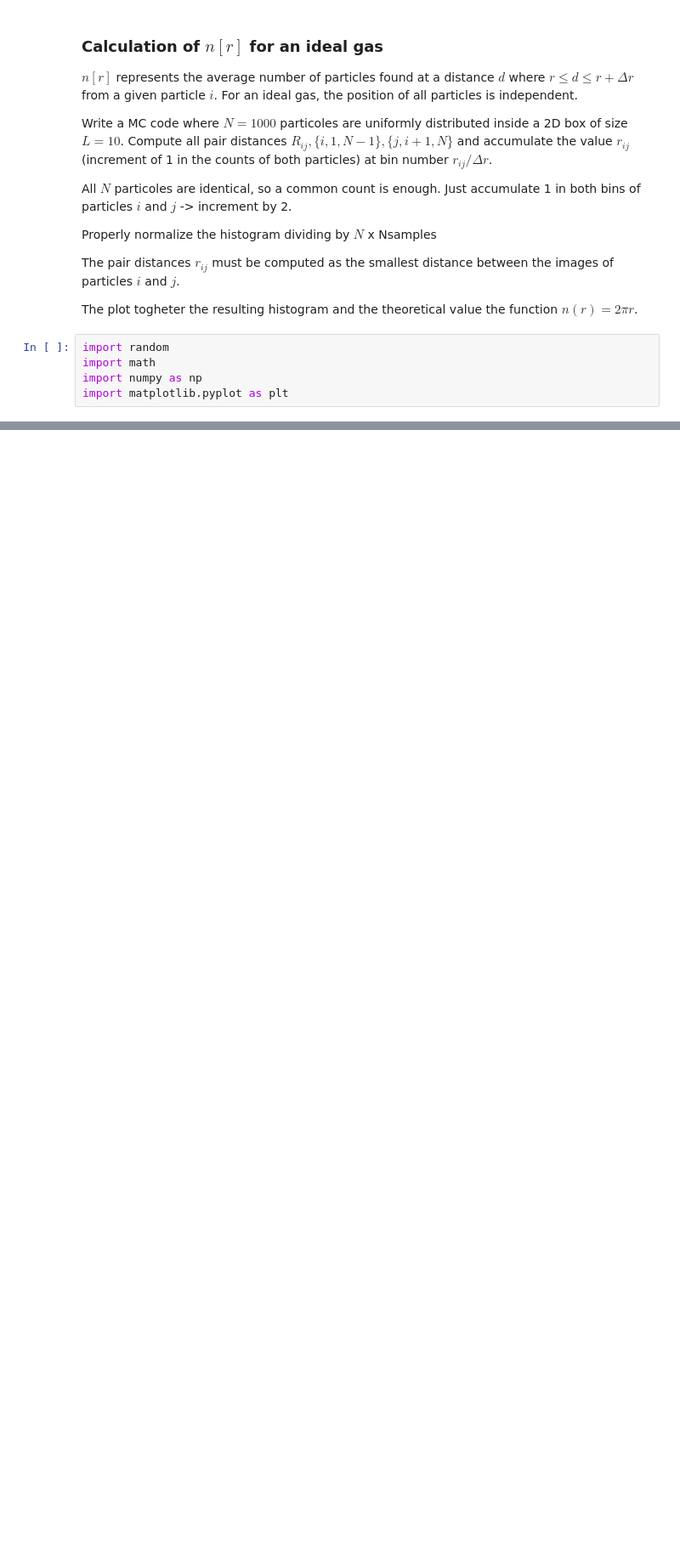
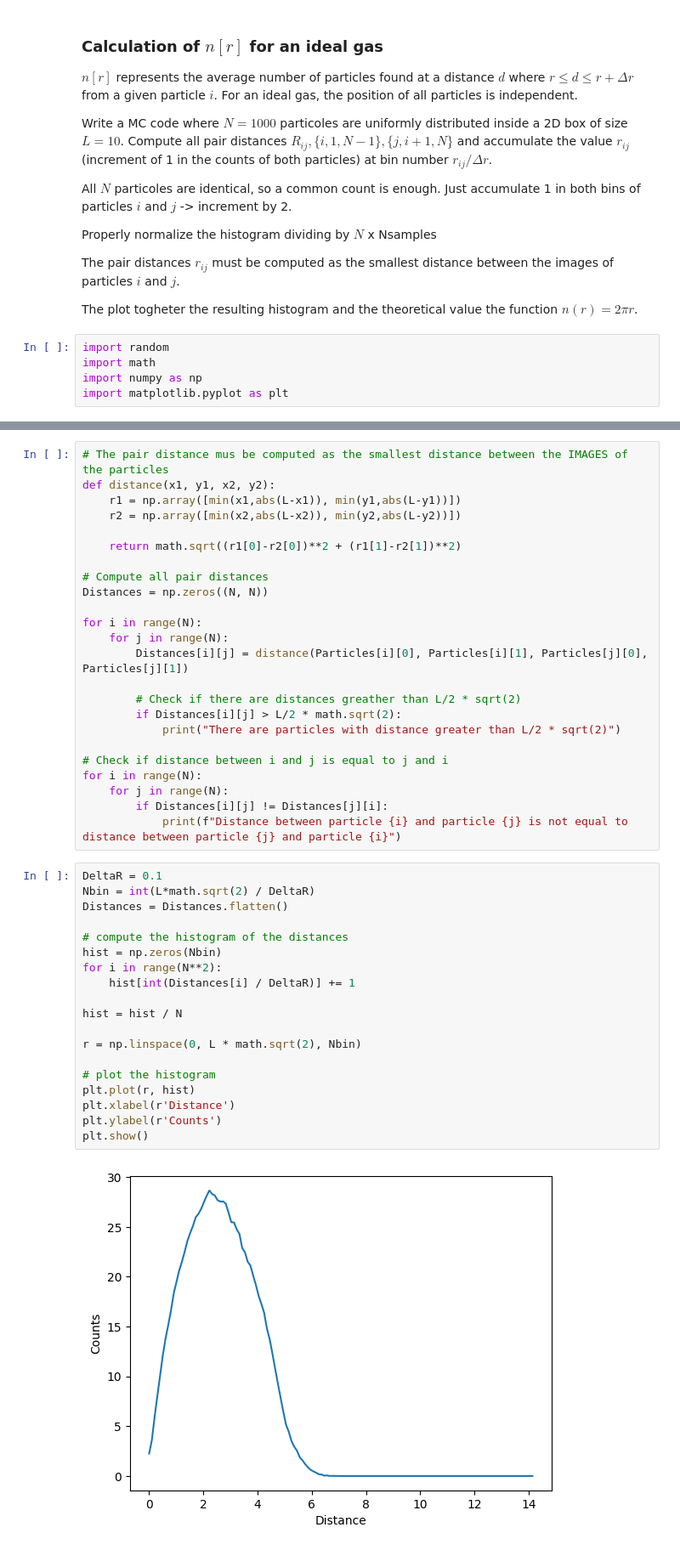
Before and after one commit to giacomocalabria/Stochastic-Methods-UPC, a Jupyter notebook: W5/Notebook.ipynb, the cells around one changed output, grey strips where cells are left out. Shown: that part at 85% size. Drawn from its saved outputs; the diff is of its cells as text; blank space fills up the shorter version.

```diff
--- a/W5/Notebook.ipynb
+++ b/W5/Notebook.ipynb
@@ -39,0 +38,45 @@ for i in range(N):
+# %%
+# The pair distance mus be computed as the smallest distance between the IMAGES of the particles
+def distance(x1, y1, x2, y2):
+    r1 = np.array([min(x1,abs(L-x1)), min(y1,abs(L-y1))])
+    r2 = np.array([min(x2,abs(L-x2)), min(y2,abs(L-y2))])
+
+    return math.sqrt((r1[0]-r2[0])**2 + (r1[1]-r2[1])**2)
+
+# Compute all pair distances
+Distances = np.zeros((N, N))
+
+for i in range(N):
+    for j in range(N):
+        Distances[i][j] = distance(Particles[i][0], Particles[i][1], Particles[j][0], Particles[j][1])
+
+        # Check if there are distances greather than L/2 * sqrt(2)
+        if Distances[i][j] > L/2 * math.sqrt(2):
+            print("There are particles with distance greater than L/2 * sqrt(2)")
+
+# Check if distance between i and j is equal to j and i
+for i in range(N):
+    for j in range(N):
+        if Distances[i][j] != Distances[j][i]:
+            print(f"Distance between particle {i} and particle {j} is not equal to distance between particle {j} and particle {i}")
+# %%
+DeltaR = 0.1
+Nbin = int(L*math.sqrt(2) / DeltaR)
+Distances = Distances.flatten()
+
+# compute the histogram of the distances
+hist = np.zeros(Nbin)
+for i in range(N**2):
+    hist[int(Distances[i] / DeltaR)] += 1
+
+hist = hist / N
+
+r = np.linspace(0, L * math.sqrt(2), Nbin)
+
+# plot the histogram
+plt.plot(r, hist)
+plt.xlabel(r'Distance')
+plt.ylabel(r'Counts')
+plt.show()
+# %% [output]
+[figure, added]
```
Also changed, not shown: parts of 3 cells of this notebook.
